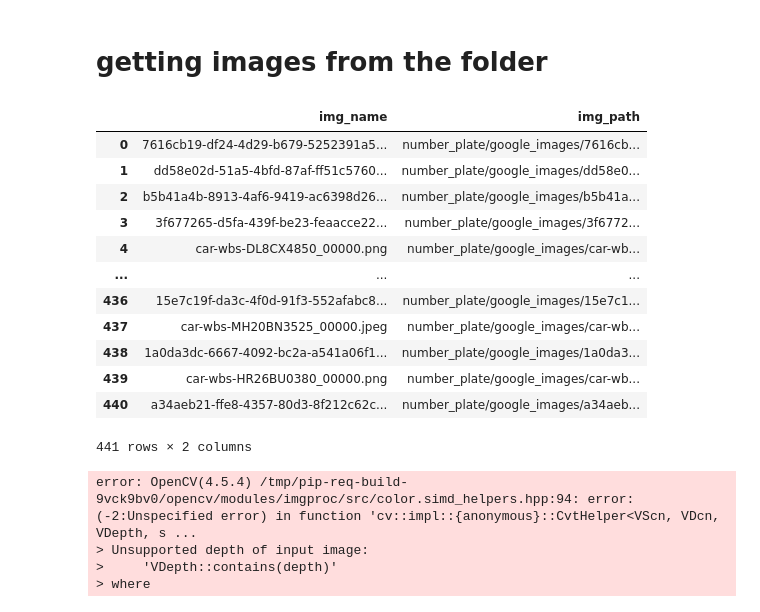
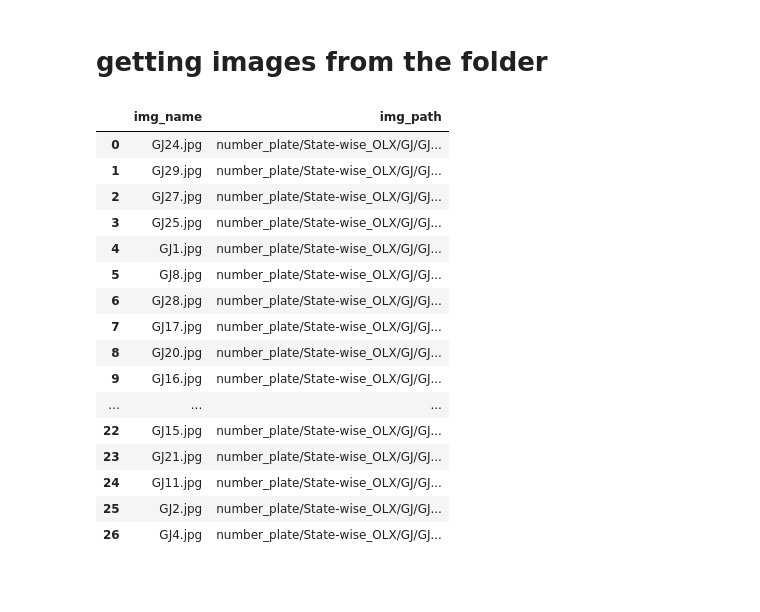
Before and after one commit to Rushi0535/ANPR, a Jupyter notebook: anpr.ipynb, the cells around one changed output. Drawn from its saved outputs; the diff is of its cells as text; code cells hidden in the pictures; blank space fills up the shorter version.

```diff
--- a/anpr.ipynb
+++ b/anpr.ipynb
@@ -43,27 +51,23 @@ def get_text(img):
     text = pytesseract.image_to_string(img, lang='eng', config='--psm 6')
     return text
 # %%
-google_images = get_image('number_plate/google_images')
+google_images = get_image('number_plate/State-wise_OLX/GJ')
 google_images
 # %% [output]
 |  | img_name | img_path |
-| 0 | 7616cb19-df24-4d29-b679-5252391a5... | number_plate/google_images/7616cb... |
-| 1 | dd58e02d-51a5-4bfd-87af-ff51c5760... | number_plate/google_images/dd58e0... |
-| 2 | b5b41a4b-8913-4af6-9419-ac6398d26... | number_plate/google_images/b5b41a... |
-| 3 | 3f677265-d5fa-439f-be23-feaacce22... | number_plate/google_images/3f6772... |
-| 4 | car-wbs-DL8CX4850_00000.png | number_plate/google_images/car-wb... |
+| 0 | GJ24.jpg | number_plate/State-wise_OLX/GJ/GJ... |
+| 1 | GJ29.jpg | number_plate/State-wise_OLX/GJ/GJ... |
+| 2 | GJ27.jpg | number_plate/State-wise_OLX/GJ/GJ... |
+| 3 | GJ25.jpg | number_plate/State-wise_OLX/GJ/GJ... |
+| 4 | GJ1.jpg | number_plate/State-wise_OLX/GJ/GJ... |
+| 5 | GJ8.jpg | number_plate/State-wise_OLX/GJ/GJ... |
+| 6 | GJ28.jpg | number_plate/State-wise_OLX/GJ/GJ... |
+| 7 | GJ17.jpg | number_plate/State-wise_OLX/GJ/GJ... |
+| 8 | GJ20.jpg | number_plate/State-wise_OLX/GJ/GJ... |
+| 9 | GJ16.jpg | number_plate/State-wise_OLX/GJ/GJ... |
 | ... | ... | ... |
-| 436 | 15e7c19f-da3c-4f0d-91f3-552afabc8... | number_plate/google_images/15e7c1... |
-| 437 | car-wbs-MH20BN3525_00000.jpeg | number_plate/google_images/car-wb... |
-| 438 | 1a0da3dc-6667-4092-bc2a-a541a06f1... | number_plate/google_images/1a0da3... |
-| 439 | car-wbs-HR26BU0380_00000.png | number_plate/google_images/car-wb... |
-| 440 | a34aeb21-ffe8-4357-80d3-8f212c62c... | number_plate/google_images/a34aeb... |
+| 22 | GJ15.jpg | number_plate/State-wise_OLX/GJ/GJ... |
+| 23 | GJ21.jpg | number_plate/State-wise_OLX/GJ/GJ... |
+| 24 | GJ11.jpg | number_plate/State-wise_OLX/GJ/GJ... |
+| 25 | GJ2.jpg | number_plate/State-wise_OLX/GJ/GJ... |
+| 26 | GJ4.jpg | number_plate/State-wise_OLX/GJ/GJ... |
-441 rows × 2 columns
-# %%
-img_1 = convert_to_binary(google_images['img_path'][14])
-plt.imshow(cv.cvtColor(img_1, cv.COLOR_BGR2RGB))
-# %% [output]
-error: OpenCV(4.5.4) /tmp/pip-req-build-9vck9bv0/opencv/modules/imgproc/src/color.simd_helpers.hpp:94: error: (-2:Unspecified error) in function 'cv::impl::{anonymous}::CvtHelper<VScn, VDcn, VDepth, s ...
-> Unsupported depth of input image:
->     'VDepth::contains(depth)'
-> where
```
Also changed, not shown: parts of 6 cells of this notebook.
